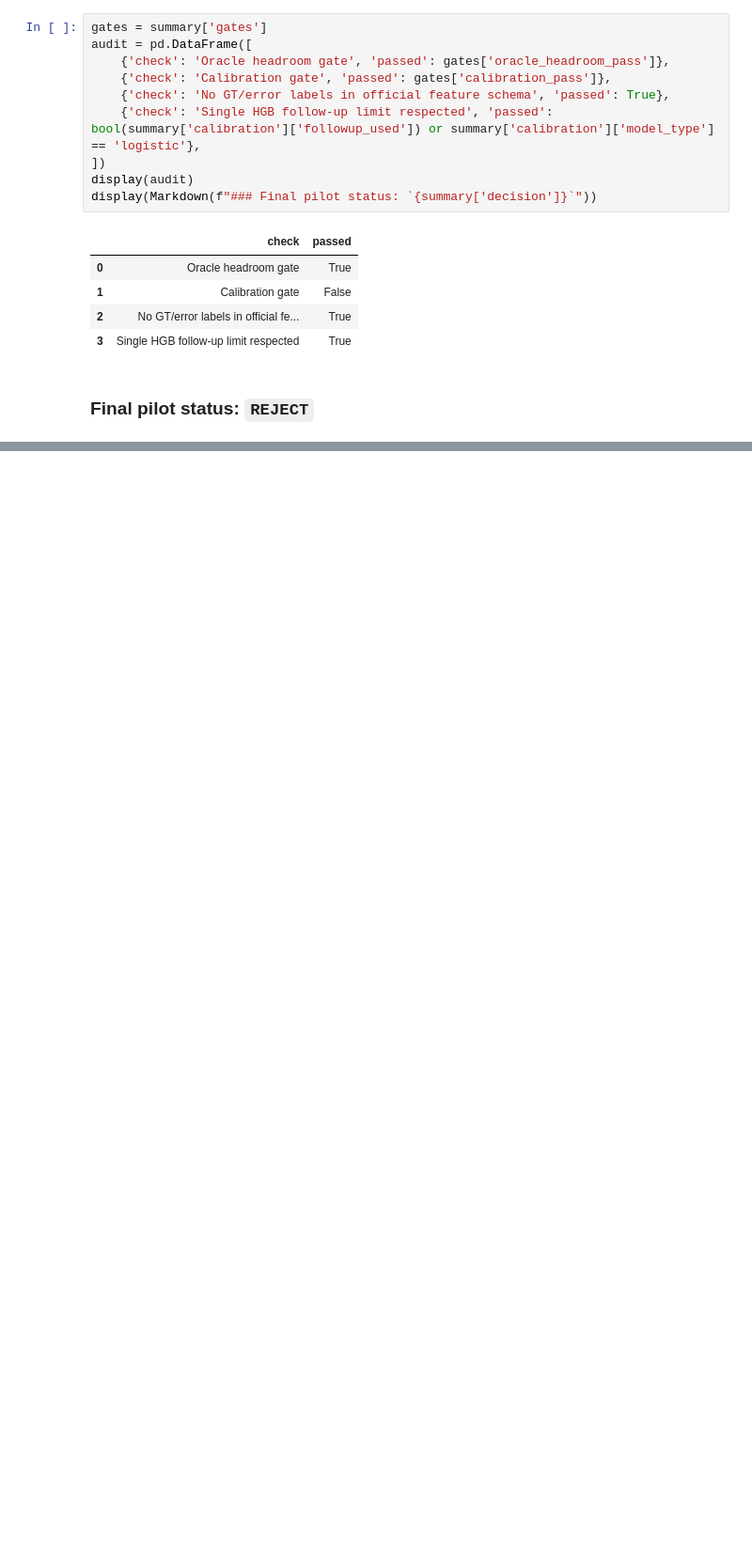
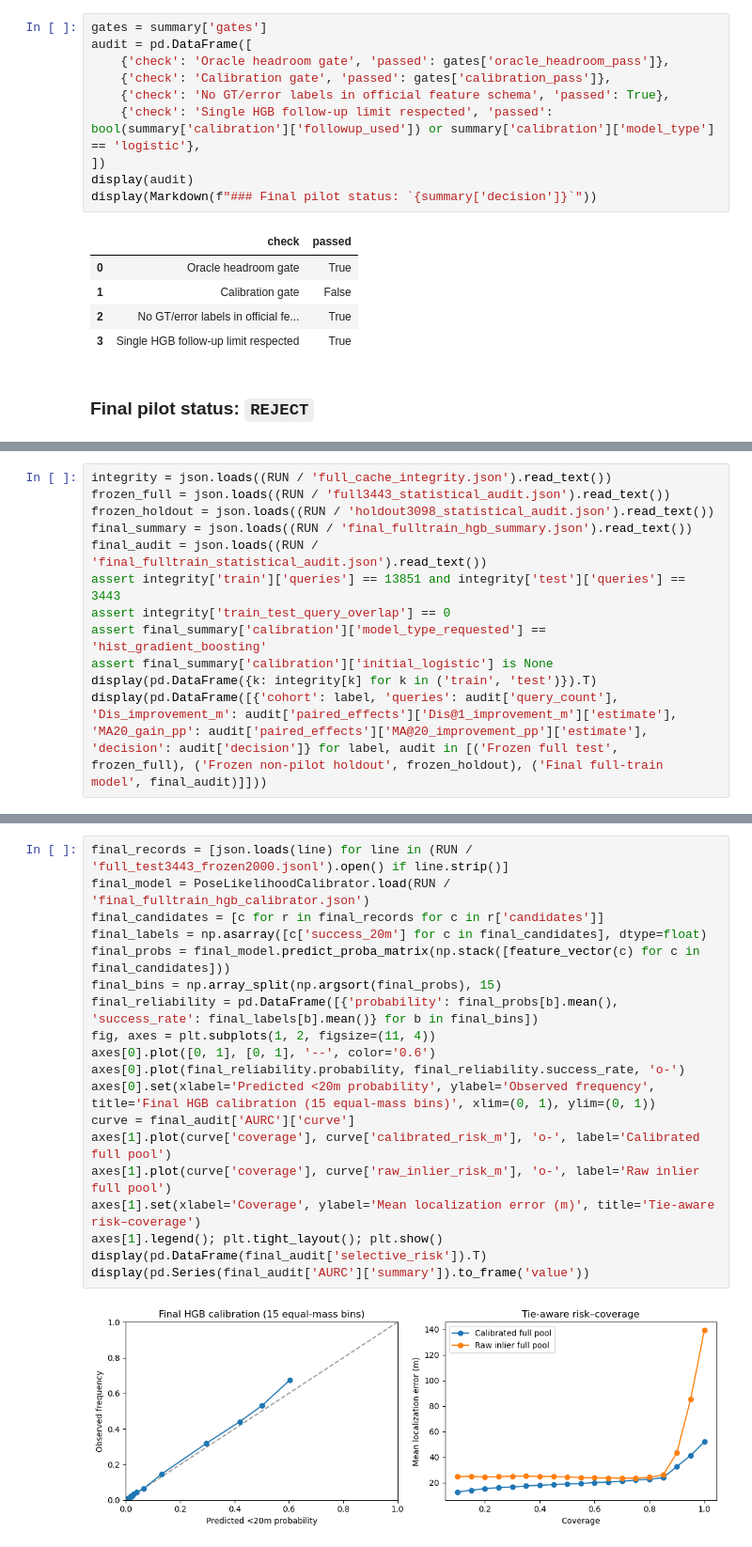
Before and after one commit to BUAA-Lcy/STL-UAV, a Jupyter notebook: Game4Loc/notebooks/gta_pose_likelihood_results.ipynb, the cells around one changed output, grey strips where cells are left out. Shown at 94% size. Cells and saved outputs as stored; diff of their text form; blank space fills up the shorter version.

Commit message:
docs(gta): report final full-train offline calibration

```diff
--- a/Game4Loc/notebooks/gta_pose_likelihood_results.ipynb
+++ b/Game4Loc/notebooks/gta_pose_likelihood_results.ipynb
@@ -203,0 +216,12 @@ display(Markdown(f"### Final pilot status: `{summary['decision']}`"))
+# %%
+integrity = json.loads((RUN / 'full_cache_integrity.json').read_text())
+frozen_full = json.loads((RUN / 'full3443_statistical_audit.json').read_text())
+frozen_holdout = json.loads((RUN / 'holdout3098_statistical_audit.json').read_text())
+final_summary = json.loads((RUN / 'final_fulltrain_hgb_summary.json').read_text())
+final_audit = json.loads((RUN / 'final_fulltrain_statistical_audit.json').read_text())
+assert integrity['train']['queries'] == 13851 and integrity['test']['queries'] == 3443
+assert integrity['train_test_query_overlap'] == 0
+assert final_summary['calibration']['model_type_requested'] == 'hist_gradient_boosting'
+assert final_summary['calibration']['initial_logistic'] is None
+display(pd.DataFrame({k: integrity[k] for k in ('train', 'test')}).T)
+display(pd.DataFrame([{'cohort': label, 'queries': audit['query_count'], 'Dis_improvement_m': audit['paired_effects']['Dis@1_improvement_m']['estimate'], 'MA20_gain_pp': audit['paired_effects']['MA@20_improvement_pp']['estimate'], 'decision': audit['decision']} for label, audit in [('Frozen full test', frozen_full), ('Frozen non-pilot holdout', frozen_holdout), ('Final full-train model', final_audit)]]))
@@ -203,0 +275,21 @@ display(Markdown(f"### Final pilot status: `{summary['decision']}`"))
+# %%
+final_records = [json.loads(line) for line in (RUN / 'full_test3443_frozen2000.jsonl').open() if line.strip()]
+final_model = PoseLikelihoodCalibrator.load(RUN / 'final_fulltrain_hgb_calibrator.json')
+final_candidates = [c for r in final_records for c in r['candidates']]
+final_labels = np.asarray([c['success_20m'] for c in final_candidates], dtype=float)
+final_probs = final_model.predict_proba_matrix(np.stack([feature_vector(c) for c in final_candidates]))
+final_bins = np.array_split(np.argsort(final_probs), 15)
+final_reliability = pd.DataFrame([{'probability': final_probs[b].mean(), 'success_rate': final_labels[b].mean()} for b in final_bins])
+fig, axes = plt.subplots(1, 2, figsize=(11, 4))
+axes[0].plot([0, 1], [0, 1], '--', color='0.6')
+axes[0].plot(final_reliability.probability, final_reliability.success_rate, 'o-')
+axes[0].set(xlabel='Predicted <20m probability', ylabel='Observed frequency', title='Final HGB calibration (15 equal-mass bins)', xlim=(0, 1), ylim=(0, 1))
+curve = final_audit['AURC']['curve']
+axes[1].plot(curve['coverage'], curve['calibrated_risk_m'], 'o-', label='Calibrated full pool')
+axes[1].plot(curve['coverage'], curve['raw_inlier_risk_m'], 'o-', label='Raw inlier full pool')
+axes[1].set(xlabel='Coverage', ylabel='Mean localization error (m)', title='Tie-aware risk–coverage')
+axes[1].legend(); plt.tight_layout(); plt.show()
+display(pd.DataFrame(final_audit['selective_risk']).T)
+display(pd.Series(final_audit['AURC']['summary']).to_frame('value'))
+# %% [output]
+[figure, added]
```
Also changed, not shown: parts of 16 cells of this notebook, 6 other files.
